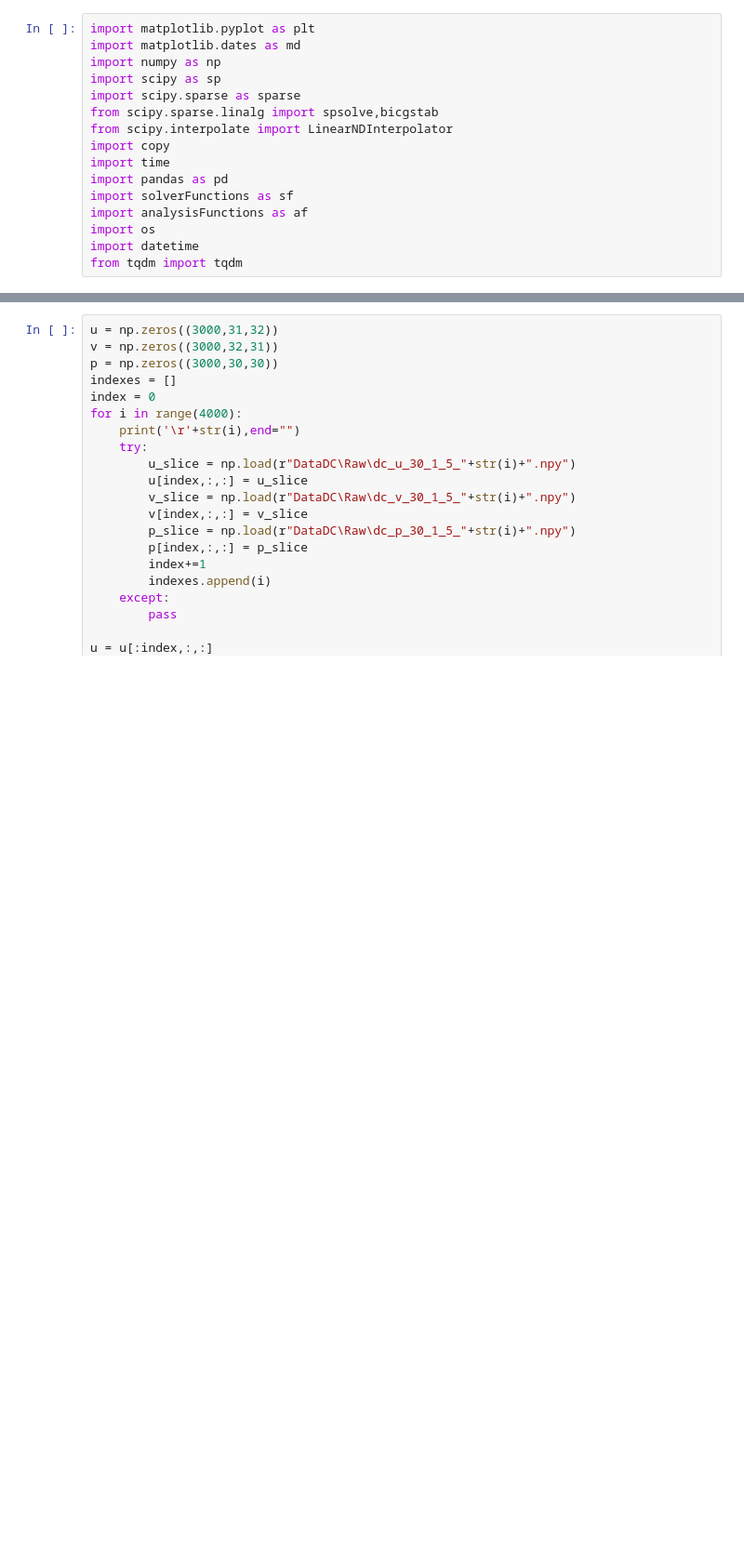
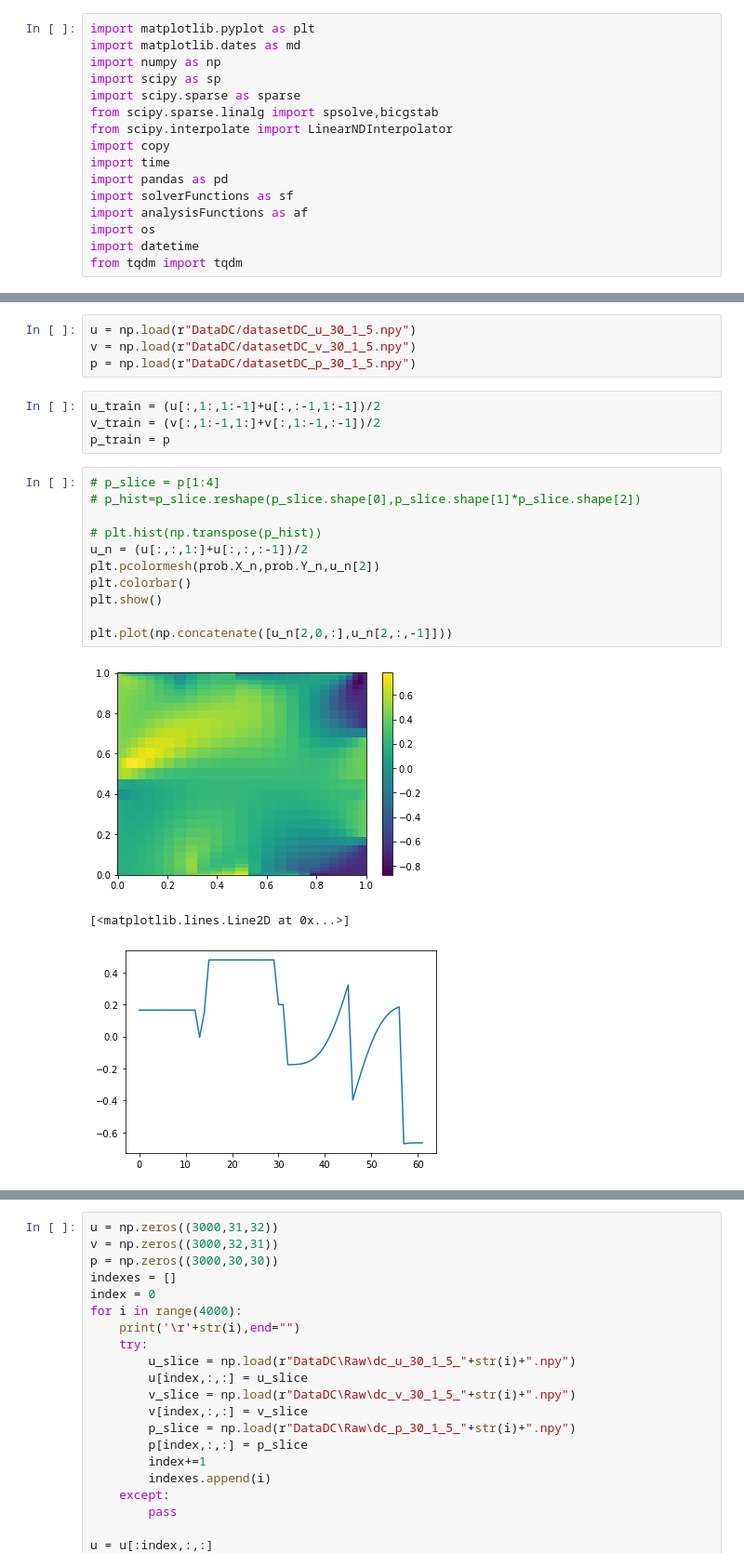
Before and after one commit to jh6220/SIMPLEsquare, a Jupyter notebook: Notebook.ipynb, the cells around one changed output, grey strips where cells are left out. Shown at 93% size. Drawn from its saved outputs; the diff is of its cells as text; blank space fills up the shorter version.

```diff
--- a/Notebook.ipynb
+++ b/Notebook.ipynb
@@ -31,0 +28,23 @@ dt_c = datetime.datetime.fromtimestamp(c_time)
+# %%
+u = np.load(r"DataDC/datasetDC_u_30_1_5.npy")
+v = np.load(r"DataDC/datasetDC_v_30_1_5.npy")
+p = np.load(r"DataDC/datasetDC_p_30_1_5.npy")
+# %%
+u_train = (u[:,1:,1:-1]+u[:,:-1,1:-1])/2
+v_train = (v[:,1:-1,1:]+v[:,1:-1,:-1])/2
+p_train = p
+# %%
+# p_slice = p[1:4]
+# p_hist=p_slice.reshape(p_slice.shape[0],p_slice.shape[1]*p_slice.shape[2])
+
+# plt.hist(np.transpose(p_hist))
+u_n = (u[:,:,1:]+u[:,:,:-1])/2
+plt.pcolormesh(prob.X_n,prob.Y_n,u_n[2])
+plt.colorbar()
+plt.show()
+
+plt.plot(np.concatenate([u_n[2,0,:],u_n[2,:,-1]]))
+# %% [output]
+[figure, added]
+[<matplotlib.lines.Line2D at 0x...>]
+[figure, added]
```
Also changed, not shown: parts of 8 cells of this notebook, 45 other files.
